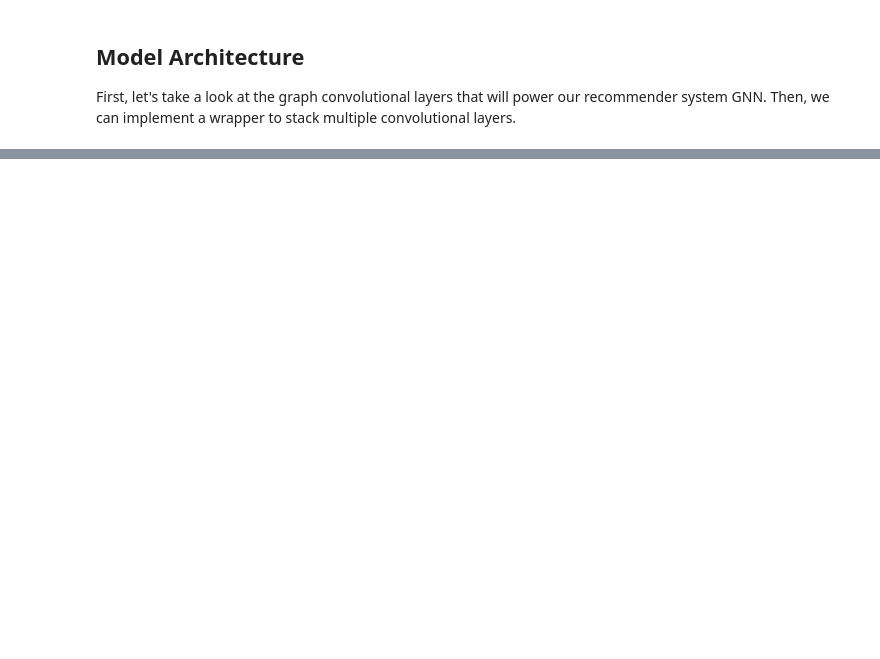
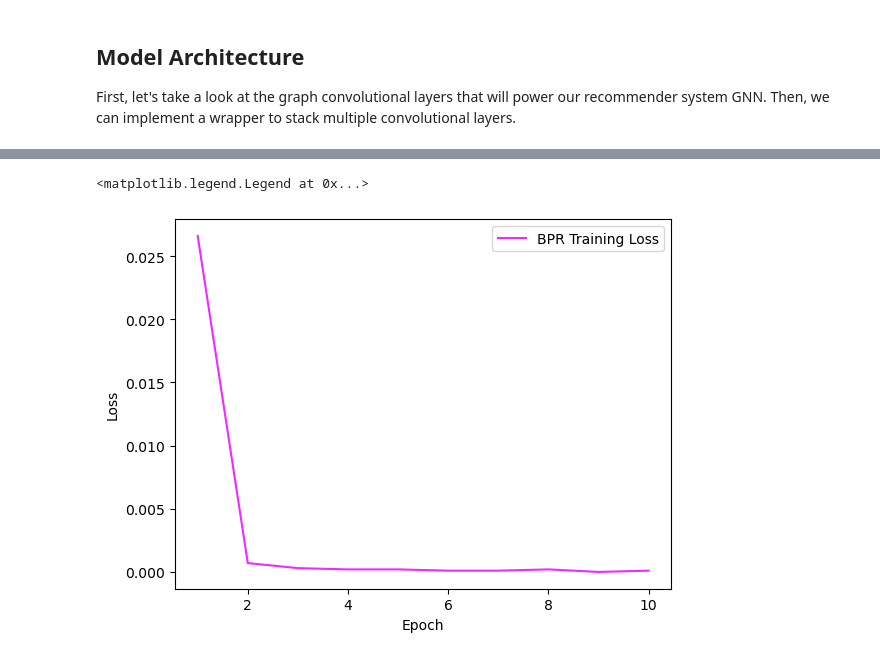
Before and after one commit to klewkl/graphs_and_structural_analysis, a Jupyter notebook: data_source/bank_products/EDA_bank_products_dataset_DL.ipynb, the cells around one changed output, grey strips where cells are left out. Cells and saved outputs as stored; diff of their text form; code cells hidden in the pictures; blank space fills up the shorter version.

```diff
--- a/data_source/bank_products/EDA_bank_products_dataset_DL.ipynb
+++ b/data_source/bank_products/EDA_bank_products_dataset_DL.ipynb
@@ -306,0 +532,32 @@ Epoch: 1000, Loss: 0.0010, Val: 1.0000, Test: 1.0000, Elapsed time: 96.18
+# %%
+latent_dim = 64
+n_layers = 3
+
+EPOCHS = 10
+BATCH_SIZE = 1024
+DECAY = 0.0001
+LR = 0.005
+K = 20
+# %%
+lightgcn = RecSysGNN(
+  latent_dim=latent_dim,
+  num_layers=n_layers,
+  num_users=n_users,
+  num_items=n_items,
+)
+lightgcn.to(device)
+
+optimizer = torch.optim.Adam(lightgcn.parameters(), lr=LR)
+# %%
+light_loss, light_bpr, light_reg, light_recall, light_precision = train_and_eval(lightgcn, optimizer, train)
+# %%
+epoch_list = [(i+1) for i in range(EPOCHS)]
+# %%
+plt.plot(epoch_list, light_bpr, label='BPR Training Loss')
+
+plt.xlabel('Epoch')
+plt.ylabel('Loss')
+plt.legend()
+# %% [output]
+<matplotlib.legend.Legend at 0x...>
+[figure, added]
```
Also changed, not shown: parts of 33 cells of this notebook, 8 other files.
